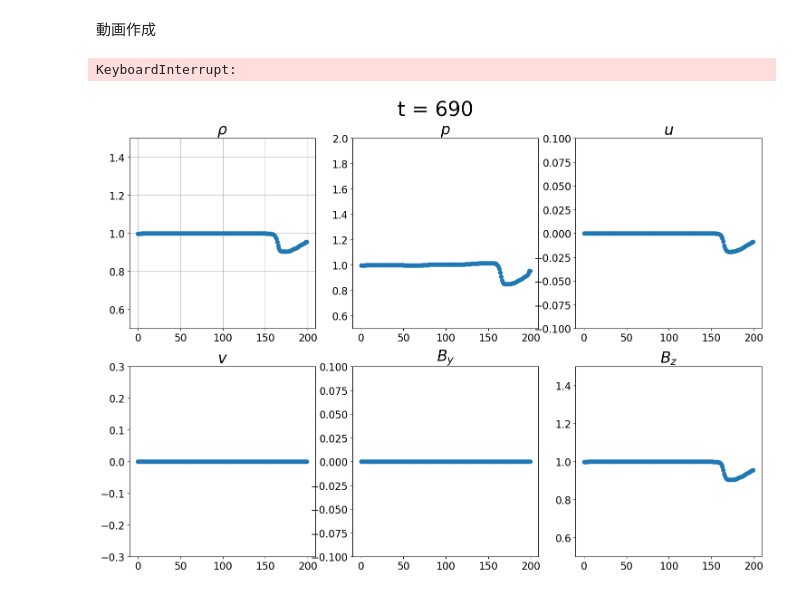
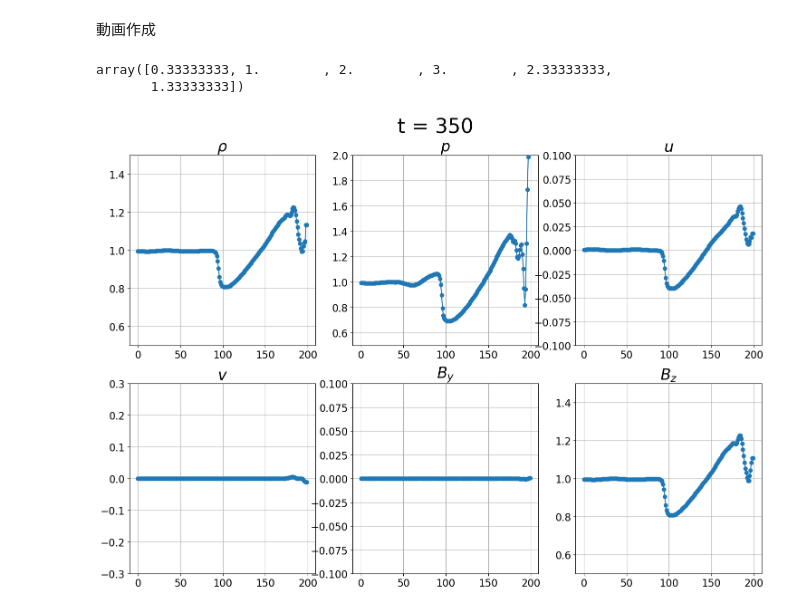
Before and after one commit to keita-akutagawa/MHD-PIC, a Jupyter notebook: 1D/Alfven_MHD-PIC_Sugiyama.ipynb, the cells around one changed output. Cells and saved outputs as stored; diff of their text form; code cells hidden in the pictures.

```diff
--- a/1D/Alfven_MHD-PIC_Sugiyama.ipynb
+++ b/1D/Alfven_MHD-PIC_Sugiyama.ipynb
@@ -92,7 +92,7 @@ VA_mhd = B0_mhd / np.sqrt(rho0_mhd)
 Cf_mhd = np.sqrt((B0_mhd**2 + 2.0 * p0_mhd) / rho0_mhd)
 dx_mhd = dx_pic
 
-nx_mhd = 350
+nx_mhd = 300
 x_min_mhd = 1e-10
 x_max_mhd = nx_mhd * dx_mhd - 1e-10
 dt_mhd = 0.0
@@ -100,7 +100,7 @@ CFL = 0.2
 x_coordinate_mhd = np.arange(x_min_mhd, x_max_mhd, dx_mhd)
 
 startpoint = 40
-lambda_mhd = 200.0
+lambda_mhd = 150.0
 kx_mhd = 2.0 * np.pi / lambda_mhd
 x_coordinate_mhd_perturbation = np.arange(x_min_mhd, lambda_mhd * dx_mhd, dx_mhd)
 perturbation_sin = np.zeros(x_coordinate_mhd.shape)
@@ -637,5 +637,11 @@ plt.show()
 # %% [markdown]
 動画作成
+# %%
+data = np.array([1, 2, 3, 4])
+np.convolve(data, np.ones(3) / 3)
+# %% [output]
+array([0.33333333, 1.        , 2.        , 3.        , 2.33333333,
+       1.33333333])
 # %%
 fig = plt.figure(figsize=(18, 12))
 ax1 = fig.add_subplot(231)
@@ -648,7 +654,7 @@ ax6 = fig.add_subplot(236)
 filename = "Alfven_MHD-PIC_MHD.mp4"
 
 interval = 5
-for i in range(0, steps+1, interval):
+for i in range(0, 350+1, interval):
     ax1.clear()
     ax2.clear()
     ax3.clear()
@@ -690,35 +696,34 @@ for i in range(0, steps+1, interval):
     ax1.tick_params(labelsize=16)
     ax2.tick_params(labelsize=16)
     ax3.tick_params(labelsize=16)
     ax4.tick_params(labelsize=16)
     ax5.tick_params(labelsize=16)
     ax6.tick_params(labelsize=16)
     ax1.grid()
     ax2.grid()
     ax3.grid()
     ax4.grid()
     ax5.grid()
     ax6.grid()
 
     plt.suptitle(f"t = {i}", y=0.95, fontsize=32)
 
     fig.savefig(f'./pictures/{i}.png', dpi=200)
 
 
 img = cv2.imread(f'./pictures/0.png')
 framesize = (img.shape[1], img.shape[0])
 fps = 5.0
 
 fourcc = cv2.VideoWriter_fourcc('m','p','4','v')
 video  = cv2.VideoWriter(filename=filename, fourcc=fourcc, fps=fps, frameSize=framesize)
 
 for i in range(0, steps, interval):
     img = cv2.imread(f'./pictures/{i}.png')
     video.write(img)
 video.release()
 # %% [output]
-KeyboardInterrupt:
-[figure, old version]
+[figure, new version]
 # %%
 fig = plt.figure(figsize=(18, 12))
 ax1 = fig.add_subplot(231)
```
Also changed, not shown: parts of 10 cells of this notebook, 1 other file.
